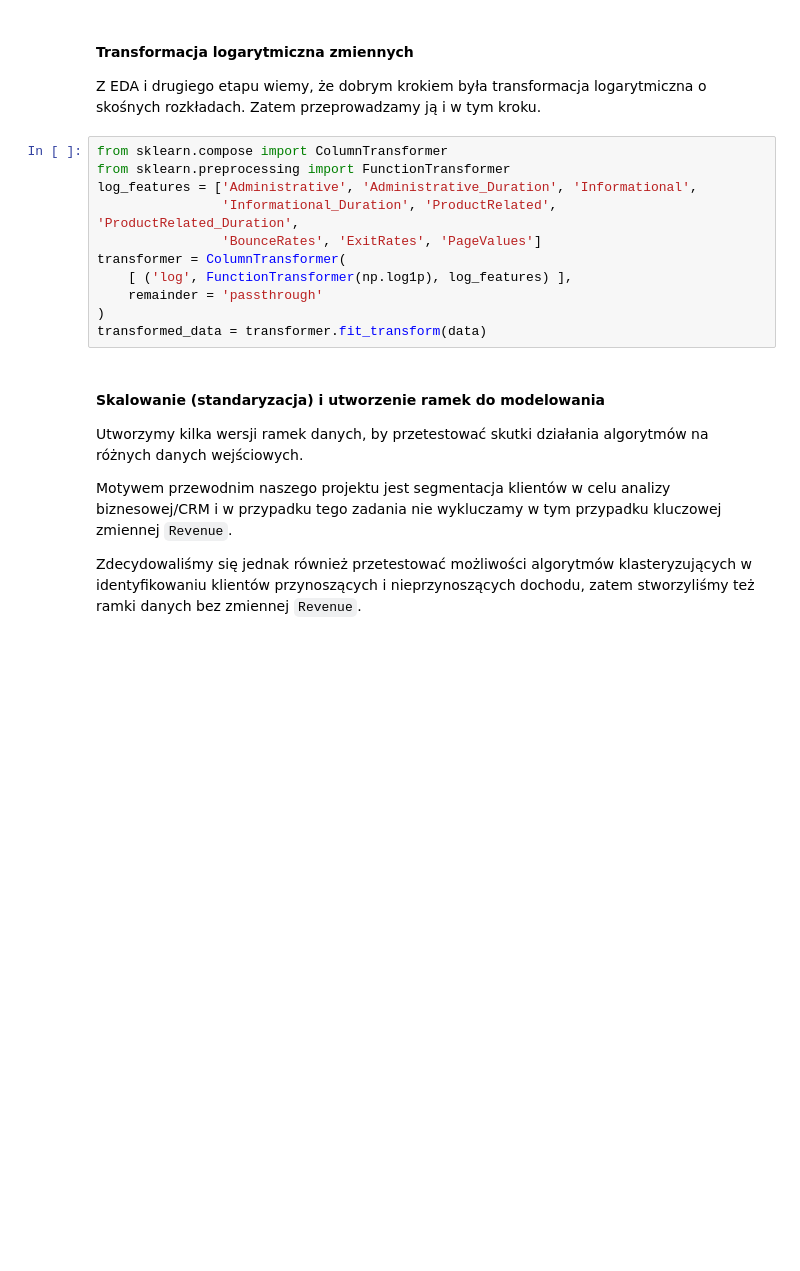
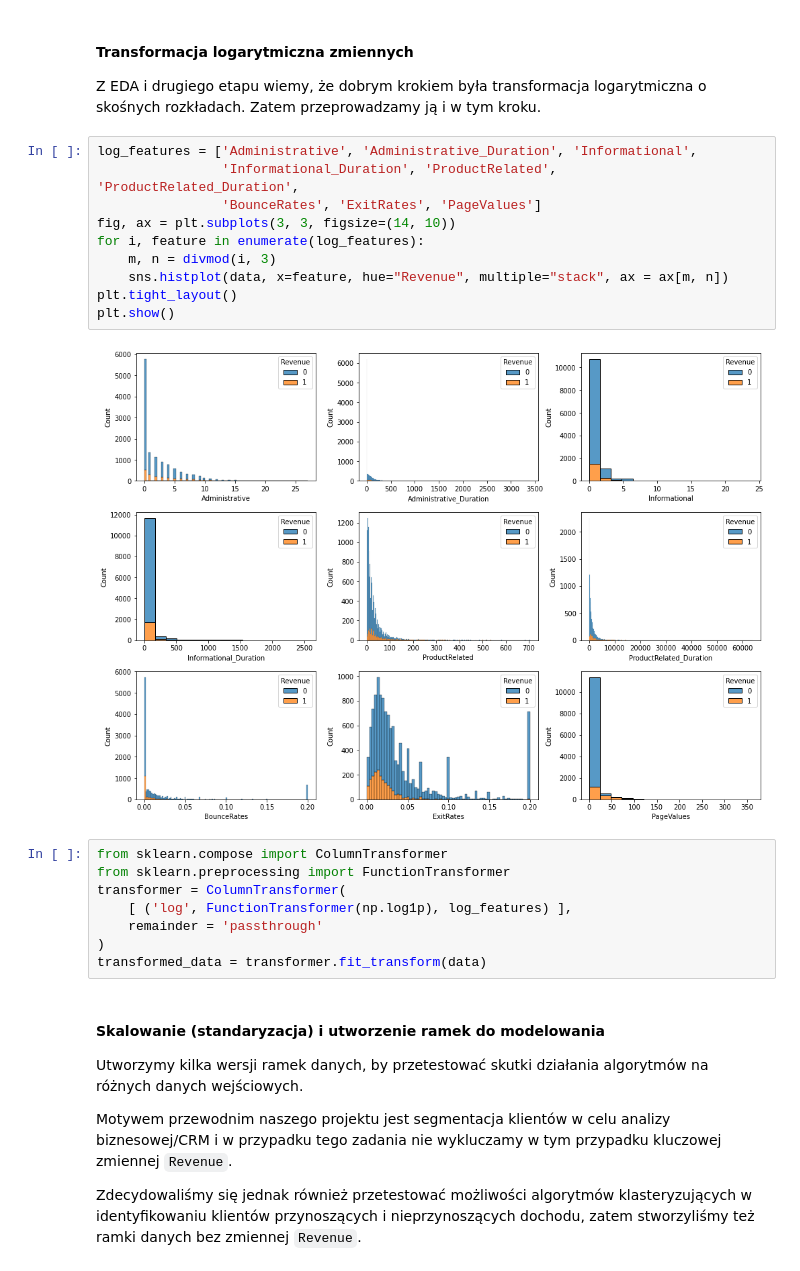
Before and after one commit to pablo2811/online-shopping, a Jupyter notebook: Milestone3.ipynb, the cells around one changed output. Cells and saved outputs as stored; diff of their text form; blank space fills up the shorter version.

```diff
--- a/Milestone3.ipynb
+++ b/Milestone3.ipynb
@@ -78,12 +78,21 @@ data
 #### Transformacja logarytmiczna zmiennych
 
 Z EDA i drugiego etapu wiemy, że dobrym krokiem była transformacja logarytmiczna o skośnych rozkładach. Zatem przeprowadzamy ją i w tym kroku.
+# %%
+log_features = ['Administrative', 'Administrative_Duration', 'Informational',
+                'Informational_Duration', 'ProductRelated', 'ProductRelated_Duration',
+                'BounceRates', 'ExitRates', 'PageValues']
+fig, ax = plt.subplots(3, 3, figsize=(14, 10))
+for i, feature in enumerate(log_features):
+    m, n = divmod(i, 3)
+    sns.histplot(data, x=feature, hue="Revenue", multiple="stack", ax = ax[m, n])
+plt.tight_layout()
+plt.show()
+# %% [output]
+[figure, added]
 # %%
 from sklearn.compose import ColumnTransformer
 from sklearn.preprocessing import FunctionTransformer
-log_features = ['Administrative', 'Administrative_Duration', 'Informational',
-                'Informational_Duration', 'ProductRelated', 'ProductRelated_Duration',
-                'BounceRates', 'ExitRates', 'PageValues']
 transformer = ColumnTransformer(
     [ ('log', FunctionTransformer(np.log1p), log_features) ],
     remainder = 'passthrough'
```
Also changed, not shown: parts of 67 cells of this notebook.
